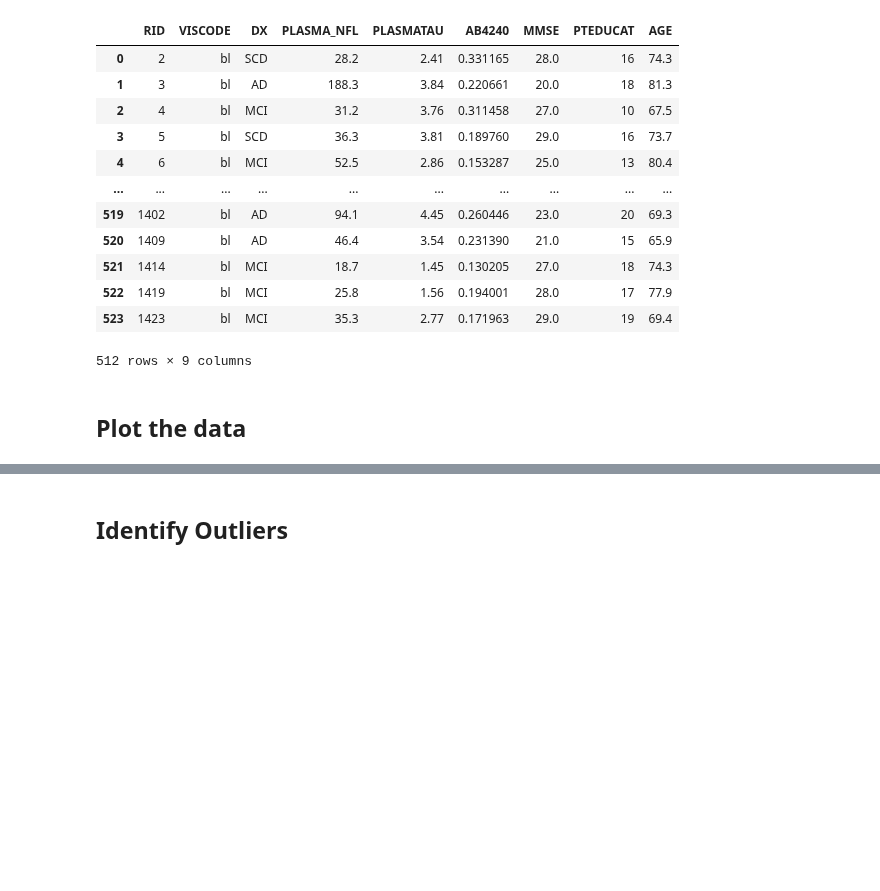
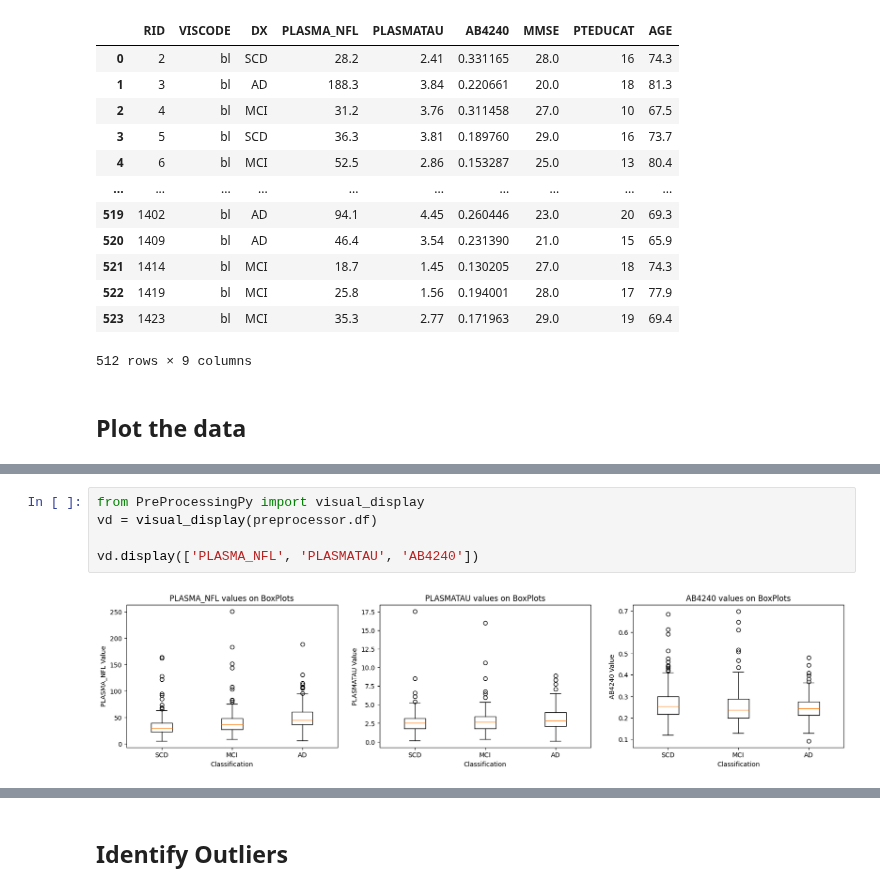
Before and after one commit to danielmakin/NoMoreAlzheimersDisease, a Jupyter notebook: PreProcessing.ipynb, the cells around one changed output, grey strips where cells are left out. Drawn from its saved outputs; the diff is of its cells as text; blank space fills up the shorter version.

```diff
--- a/PreProcessing.ipynb
+++ b/PreProcessing.ipynb
@@ -145,0 +77,7 @@ plt.show()
+# %%
+from PreProcessingPy import visual_display
+vd = visual_display(preprocessor.df)
+
+vd.display(['PLASMA_NFL', 'PLASMATAU', 'AB4240'])
+# %% [output]
+[figure, added]
```
Also changed, not shown: parts of 9 cells of this notebook, 1 other file.
